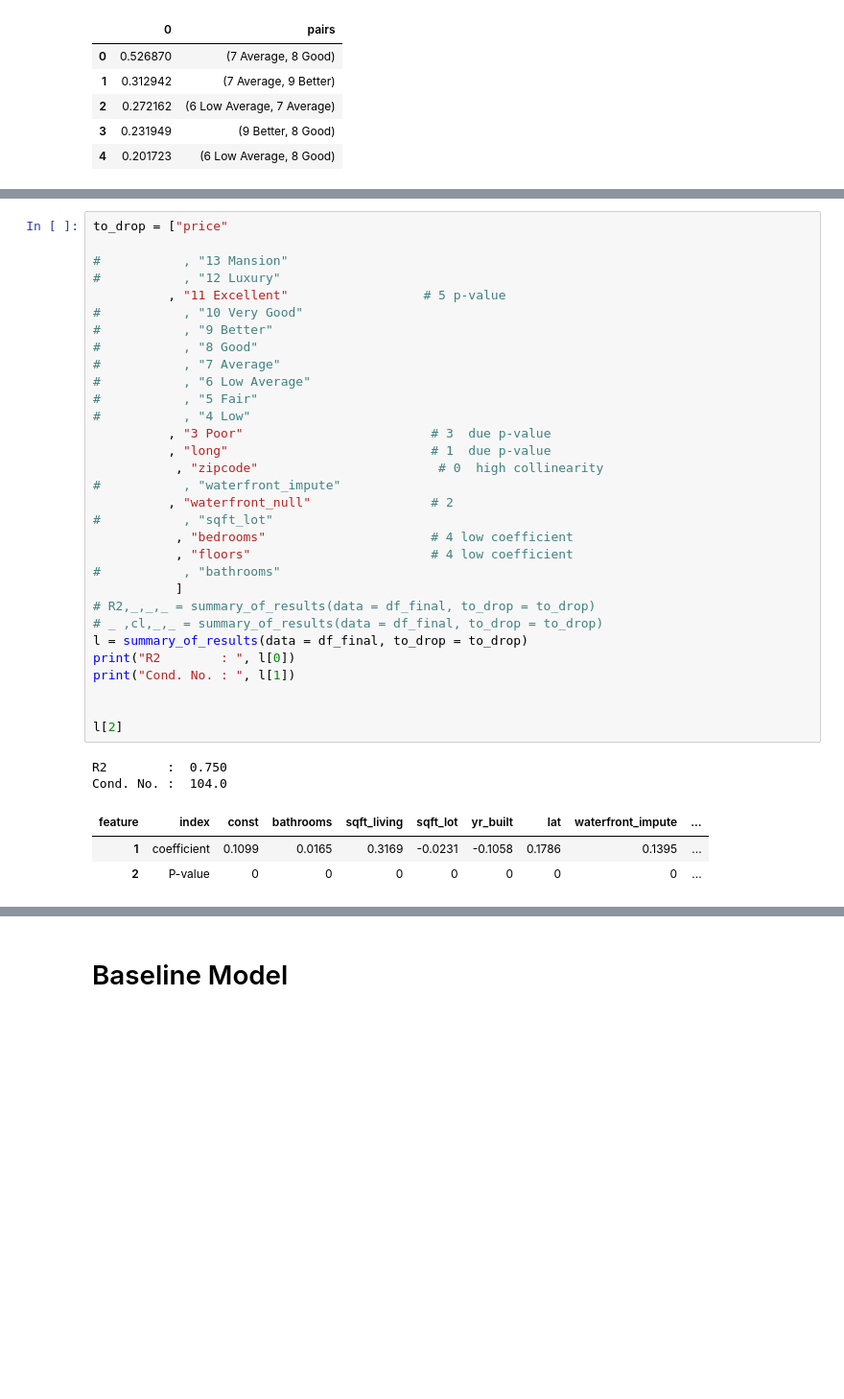
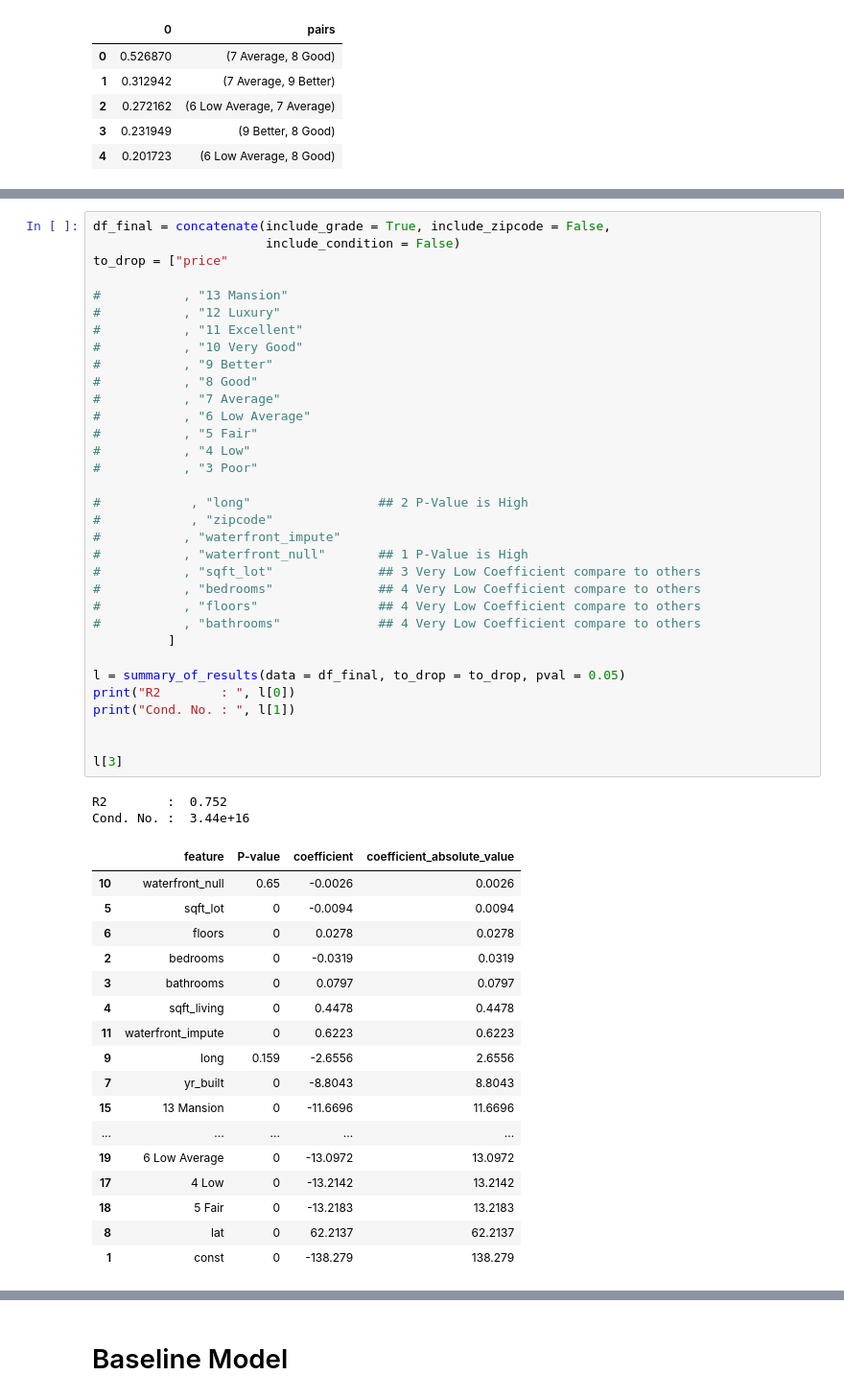
Before and after one commit to miladshiraniUCB/King-County-Property-Prices-Prediction, a Jupyter notebook: student.ipynb, the cells around one changed output, grey strips where cells are left out. Shown at 96% size. Drawn from its saved outputs; the diff is of its cells as text; blank space fills up the shorter version.

```diff
--- a/student.ipynb
+++ b/student.ipynb
@@ -469,40 +633,56 @@ print(table)
 # %%
+df_final = concatenate(include_grade = True, include_zipcode = False,
+                       include_condition = False)
 to_drop = ["price"
 
 #           , "13 Mansion"
 #           , "12 Luxury"
-          , "11 Excellent"                  # 5 p-value
+#           , "11 Excellent"
 #           , "10 Very Good"
 #           , "9 Better"
 #           , "8 Good"
 #           , "7 Average"
 #           , "6 Low Average"
 #           , "5 Fair"
 #           , "4 Low"
-          , "3 Poor"                         # 3  due p-value
-          , "long"                           # 1  due p-value
-           , "zipcode"                        # 0  high collinearity
+#           , "3 Poor"
+
+#            , "long"                 ## 2 P-Value is High
+#            , "zipcode"
 #           , "waterfront_impute"
-          , "waterfront_null"                # 2
-#           , "sqft_lot"
-           , "bedrooms"                      # 4 low coefficient
-           , "floors"                        # 4 low coefficient
-#           , "bathrooms"
-           ]
-# R2,_,_,_ = summary_of_results(data = df_final, to_drop = to_drop)
-# _ ,cl,_,_ = summary_of_results(data = df_final, to_drop = to_drop)
-l = summary_of_results(data = df_final, to_drop = to_drop)
+#           , "waterfront_null"       ## 1 P-Value is High
+#           , "sqft_lot"              ## 3 Very Low Coefficient compare to others
+#           , "bedrooms"              ## 4 Very Low Coefficient compare to others
+#           , "floors"                ## 4 Very Low Coefficient compare to others
+#           , "bathrooms"             ## 4 Very Low Coefficient compare to others
+          ]
+
+l = summary_of_results(data = df_final, to_drop = to_drop, pval = 0.05)
 print("R2        : ", l[0])
 print("Cond. No. : ", l[1])
 
 
-l[2]
+l[3]
 # %% [output]
-R2        :  0.750
-Cond. No. :  104.0
+R2        :  0.752
+Cond. No. :  3.44e+16
-| feature | index | const | bathrooms | sqft_living | sqft_lot | yr_built | lat | waterfront_impute | ... |
-| 1 | coefficient | 0.1099 | 0.0165 | 0.3169 | -0.0231 | -0.1058 | 0.1786 | 0.1395 | ... |
-| 2 | P-value | 0 | 0 | 0 | 0 | 0 | 0 | 0 | ... |
+|  | feature | P-value | coefficient | coefficient_absolute_value |
+| 10 | waterfront_null | 0.65 | -0.0026 | 0.0026 |
+| 5 | sqft_lot | 0 | -0.0094 | 0.0094 |
+| 6 | floors | 0 | 0.0278 | 0.0278 |
+| 2 | bedrooms | 0 | -0.0319 | 0.0319 |
+| 3 | bathrooms | 0 | 0.0797 | 0.0797 |
+| 4 | sqft_living | 0 | 0.4478 | 0.4478 |
+| 11 | waterfront_impute | 0 | 0.6223 | 0.6223 |
+| 9 | long | 0.159 | -2.6556 | 2.6556 |
+| 7 | yr_built | 0 | -8.8043 | 8.8043 |
+| 15 | 13 Mansion | 0 | -11.6696 | 11.6696 |
+| ... | ... | ... | ... | ... |
+| 19 | 6 Low Average | 0 | -13.0972 | 13.0972 |
+| 17 | 4 Low | 0 | -13.2142 | 13.2142 |
+| 18 | 5 Fair | 0 | -13.2183 | 13.2183 |
+| 8 | lat | 0 | 62.2137 | 62.2137 |
+| 1 | const | 0 | -138.279 | 138.279 |
 # %%
 ## Combine (6 Low Average and 7 Average) and (8 Good and 9 Better)
 
```
Also changed, not shown: parts of 45 cells of this notebook.
